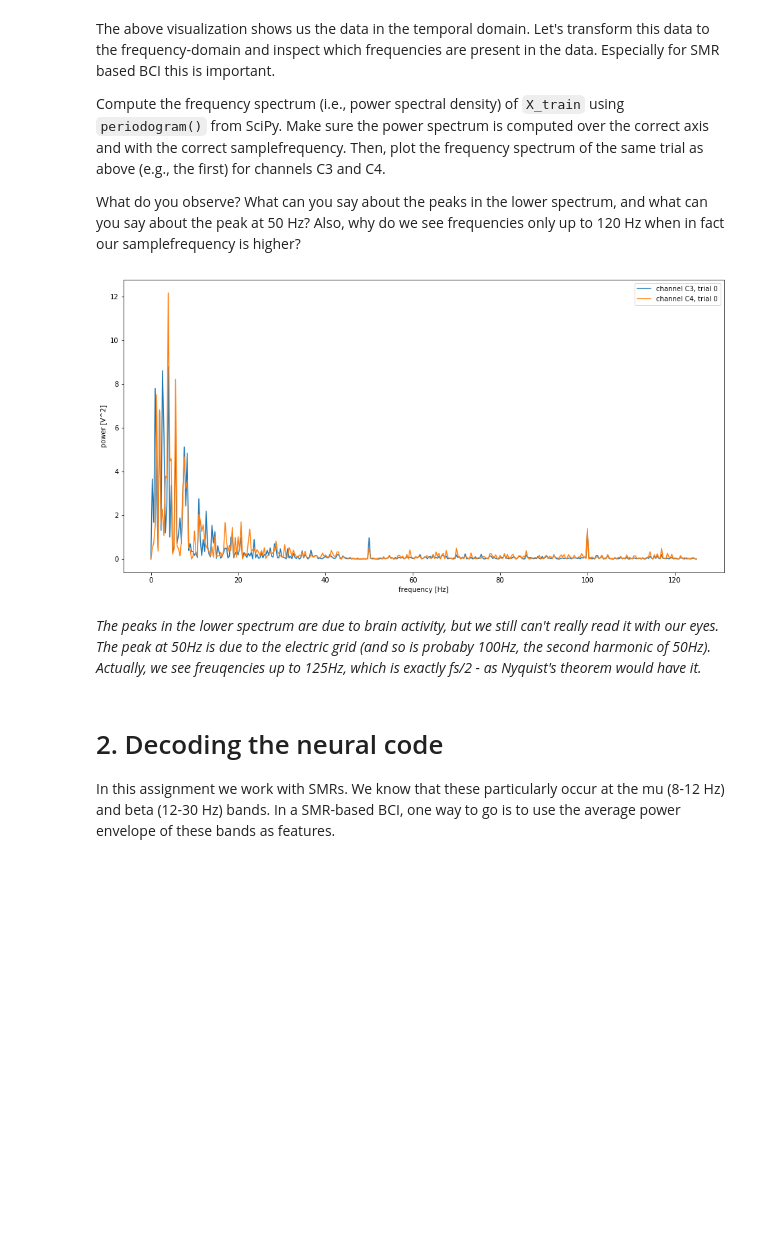
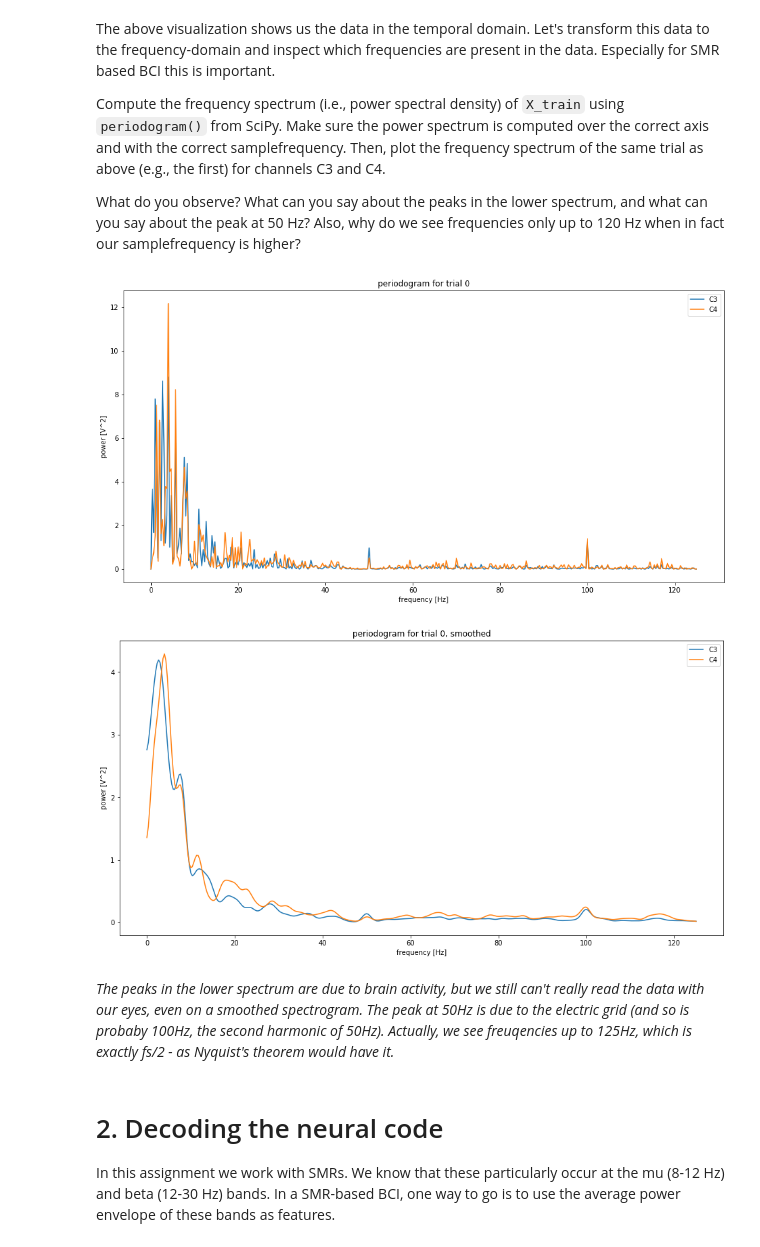
Before and after one commit to malyvsen/radboud-bci, a Jupyter notebook: assignment2.ipynb, the cells around one changed output. Cells and saved outputs as stored; diff of their text form; code cells hidden in the pictures; blank space fills up the shorter version.

```diff
--- a/assignment2.ipynb
+++ b/assignment2.ipynb
@@ -247,21 +242,28 @@ What do you observe? What can you say about the peaks in the lower spectrum, and
 def get_spectrum(channel, trial=0):
     return periodogram(X_train[trial, :, channels.index(channel)], fs)
 
-def plot_spectrum(channel, trial=0):
+def plot_spectrum(channel, trial=0, smoothing=0):
     frequencies, powers = get_spectrum(channel=channel, trial=trial)
-    plt.plot(frequencies, powers, label=f'channel {channel}, trial {trial}')
+    plt.plot(frequencies, gaussian_filter(powers, smoothing), label=f'{channel}')
     plt.xlabel('frequency [Hz]')
     plt.ylabel('power [V^2]')
 
-plt.figure(figsize=(16, 8))
-plot_spectrum('C3')
-plot_spectrum('C4')
-plt.legend()
-plt.show()
+
+def plot_spectra(trial=0, smoothing=0):
+    plt.figure(figsize=(16, 8))
+    plt.title(f'periodogram for trial {trial}' + (', smoothed' if smoothing > 0 else ''))
+    plot_spectrum('C3', trial, smoothing)
+    plot_spectrum('C4', trial, smoothing)
+    plt.legend()
+    plt.show()
-# %% [output]
-[figure, removed]
+# %%
+plot_spectra()
+plot_spectra(smoothing=3)
+# %% [output]
+[figure, added]
+[figure, added]
 # %% [markdown]
-*The peaks in the lower spectrum are due to brain activity, but we still can't really read it with our eyes. The peak at 50Hz is due to the electric grid (and so is probaby 100Hz, the second harmonic of 50Hz). Actually, we see freuqencies up to 125Hz, which is exactly fs/2 - as Nyquist's theorem would have it.*
+_The peaks in the lower spectrum are due to brain activity, but we still can't really read the data with our eyes, even on a smoothed spectrogram. The peak at 50Hz is due to the electric grid (and so is probaby 100Hz, the second harmonic of 50Hz). Actually, we see freuqencies up to 125Hz, which is exactly fs/2 - as Nyquist's theorem would have it._
 # %% [markdown]
 # 2. Decoding the neural code<a class="anchor" id="neural"></a>
 In this assignment we work with SMRs. We know that these particularly occur at the mu (8-12 Hz) and beta (12-30 Hz) bands. In a SMR-based BCI, one way to go is to use the average power envelope of these bands as features.
```
Also changed, not shown: parts of 5 cells of this notebook.
